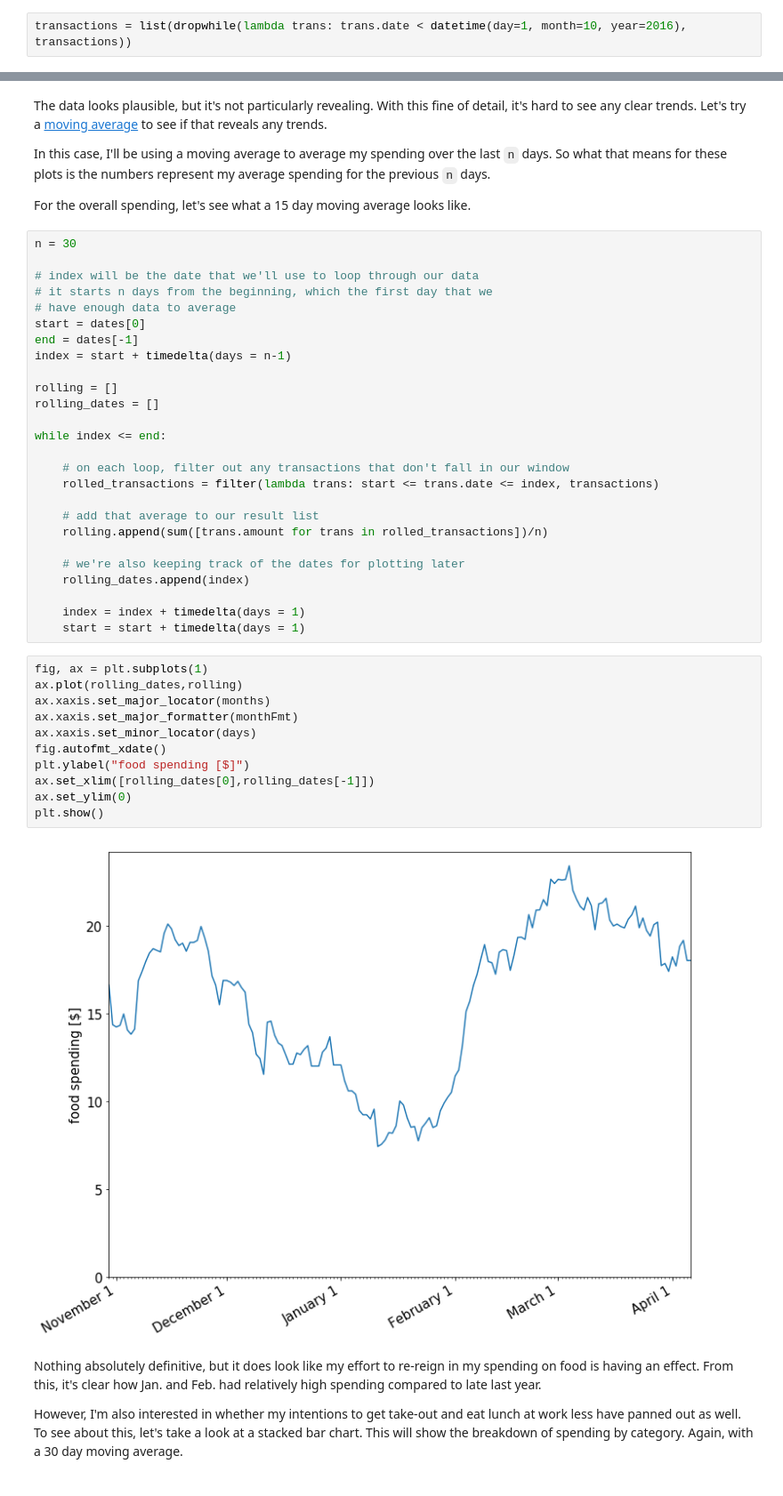
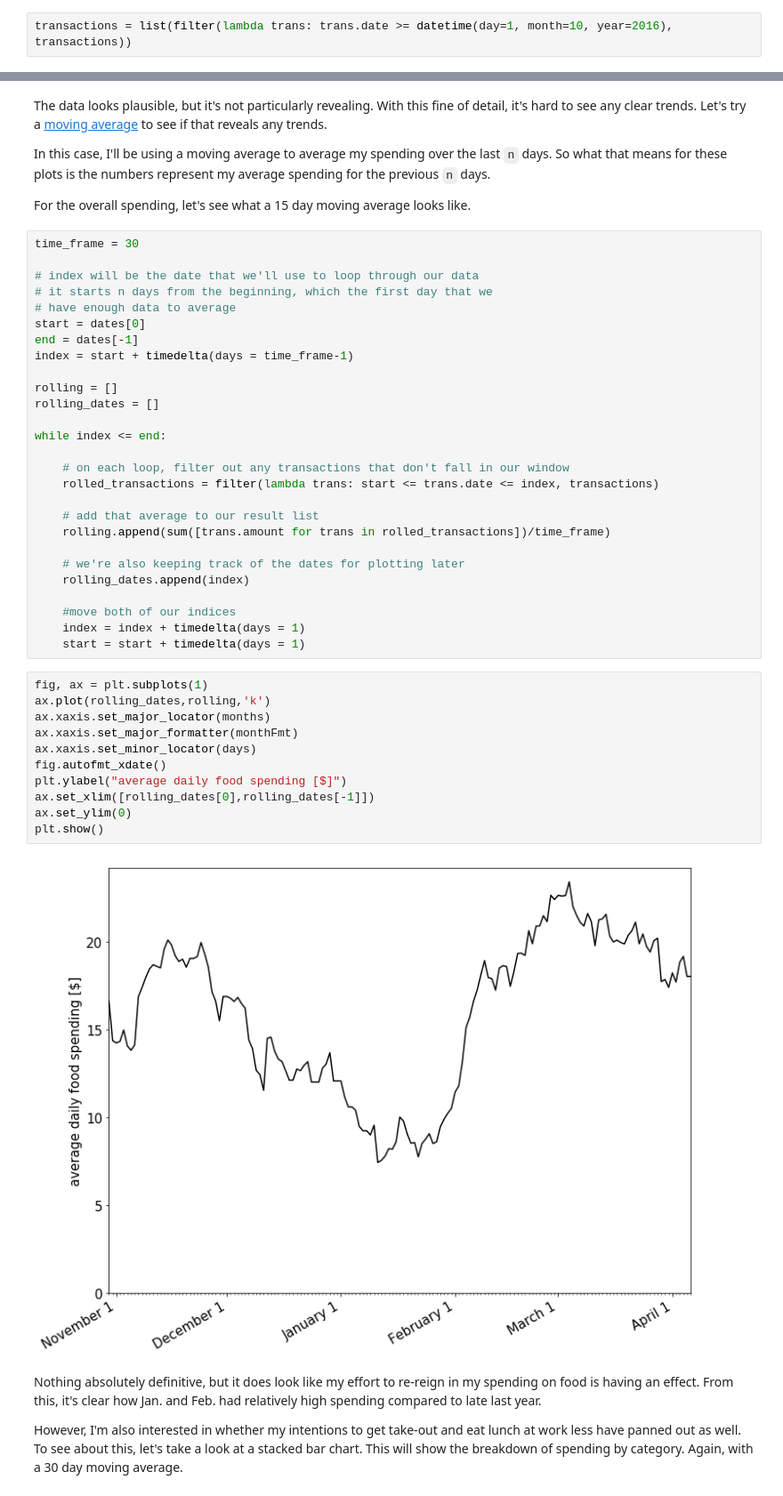
Before and after one commit to garth5689/garth5689.github.io, a Jupyter notebook: _drafts/dollars_to_doughnuts.ipynb, the cells around one changed output, grey strips where cells are left out. Shown at 89% size. Drawn from its saved outputs; the diff is of its cells as text.

```diff
--- a/_drafts/dollars_to_doughnuts.ipynb
+++ b/_drafts/dollars_to_doughnuts.ipynb
@@ -93,7 +97,7 @@ transactions.sort(key = lambda trans: (trans.date, trans.category))
 # %% [markdown]
 Next, let's trim our date range down to something recent.  I'll go from last October through today.
 # %%
-transactions = list(dropwhile(lambda trans: trans.date < datetime(day=1, month=10, year=2016), transactions))
+transactions = list(filter(lambda trans: trans.date >= datetime(day=1, month=10, year=2016), transactions))
 # %% [markdown]
 Now our data looks something like this:
 # %%
@@ -144,14 +148,14 @@ In this case, I'll be using a moving average to average my spending over the las
 
 For the overall spending, let's see what a 15 day moving average looks like.
 # %%
-n = 30
+time_frame = 30
 
 # index will be the date that we'll use to loop through our data
 # it starts n days from the beginning, which the first day that we
 # have enough data to average
 start = dates[0]
 end = dates[-1]
-index = start + timedelta(days = n-1)
+index = start + timedelta(days = time_frame-1)
 
 rolling = []
 rolling_dates = []
@@ -162,26 +166,27 @@ while index <= end:
     rolled_transactions = filter(lambda trans: start <= trans.date <= index, transactions)
 
     # add that average to our result list
-    rolling.append(sum([trans.amount for trans in rolled_transactions])/n)
+    rolling.append(sum([trans.amount for trans in rolled_transactions])/time_frame)
 
     # we're also keeping track of the dates for plotting later
     rolling_dates.append(index)
 
+    #move both of our indices
     index = index + timedelta(days = 1)
     start = start + timedelta(days = 1)
 # %%
 fig, ax = plt.subplots(1)
-ax.plot(rolling_dates,rolling)
+ax.plot(rolling_dates,rolling,'k')
 ax.xaxis.set_major_locator(months)
 ax.xaxis.set_major_formatter(monthFmt)
 ax.xaxis.set_minor_locator(days)
 fig.autofmt_xdate()
-plt.ylabel("food spending [$]")
+plt.ylabel("average daily food spending [$]")
 ax.set_xlim([rolling_dates[0],rolling_dates[-1]])
 ax.set_ylim(0)
 plt.show()
 # %% [output]
-[figure, old version]
+[figure, new version]
 # %% [markdown]
 Nothing absolutely definitive, but it does look like my effort to re-reign in my spending on food is having an effect.  From this, it's clear how Jan. and Feb. had relatively high spending compared to late last year.
 
```
Also changed, not shown: parts of 13 cells of this notebook, 13 other files.
